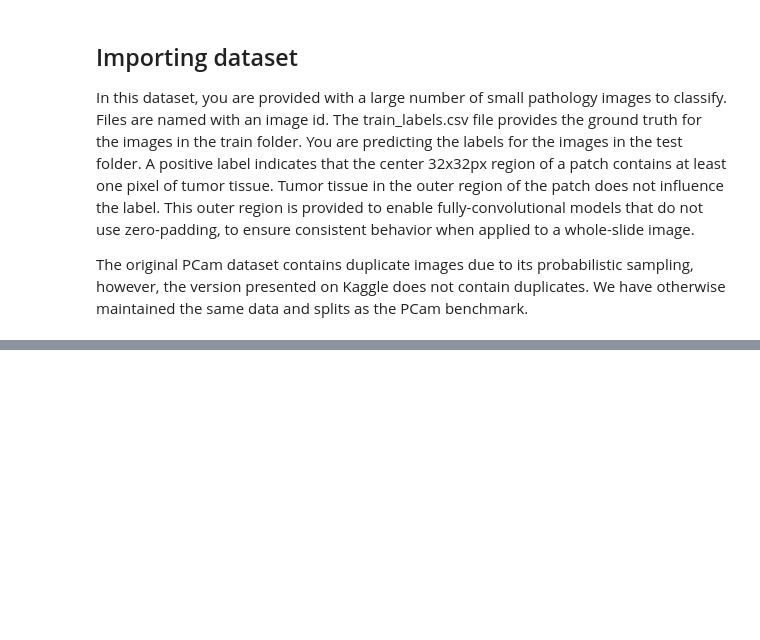
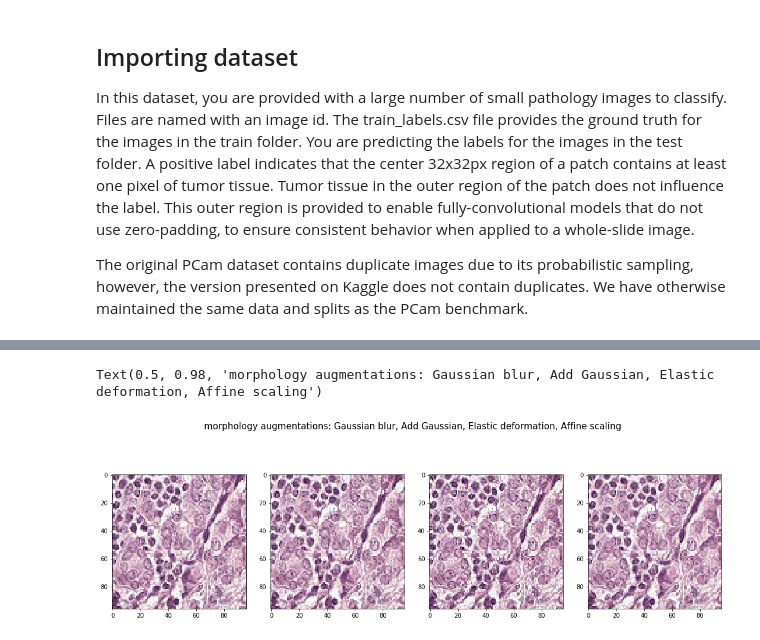
Before and after one commit to stephandooper/ismi, a Jupyter notebook: Project/augment_test.ipynb, the cells around one changed output, grey strips where cells are left out. Drawn from its saved outputs; the diff is of its cells as text; code cells hidden in the pictures; blank space fills up the shorter version.

```diff
--- a/Project/augment_test.ipynb
+++ b/Project/augment_test.ipynb
@@ -148,0 +93,28 @@ plt.imshow(img)
+# %%
+# MORPHOLOGY NEEDS PARAMETER TWEAKING, IMPLEMENTATION IS DONE
+'''
+Morphology
+    Operations
+    ---
+        1. scaling
+        2. elastic deformation
+        3. additive Gaussian noise (perturbing the signal-to-noise ratio),
+        4. Gaussian blurring (simulating out-of-focus artifacts).
+'''
+
+morphology = iaa.OneOf([iaa.GaussianBlur(sigma=0.35),
+                             iaa.AdditiveGaussianNoise(scale=0.05*255),
+                             iaa.ElasticTransformation(alpha=0.35, sigma=0.5),
+                             iaa.Affine(scale=(1, 1.5))])
+
+morph_img = morphology.augment_image(img)
+
+fig, axs = plt.subplots(1,4, figsize=(15,6))
+fig.subplots_adjust(hspace = 1.5, wspace=.5)
+plt.tight_layout()
+for i in range(4):
+    axs[i].imshow(morphology.augment_image(img))
+fig.suptitle('morphology augmentations: Gaussian blur, Add Gaussian, Elastic deformation, Affine scaling', fontsize=15)
+# %% [output]
+Text(0.5, 0.98, 'morphology augmentations: Gaussian blur, Add Gaussian, Elastic deformation, Affine scaling')
+[figure, added]
```
Also changed, not shown: parts of 7 cells of this notebook.
